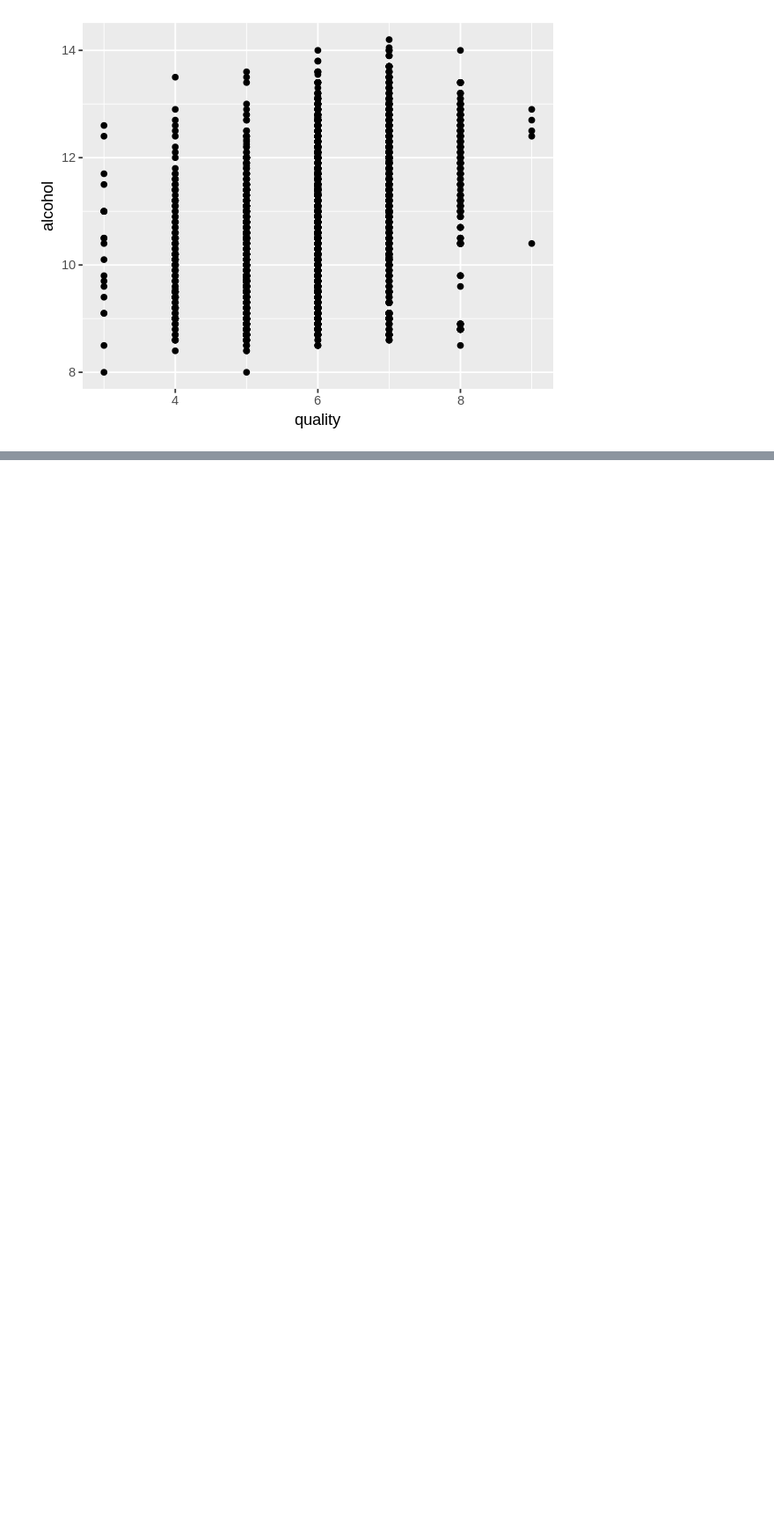
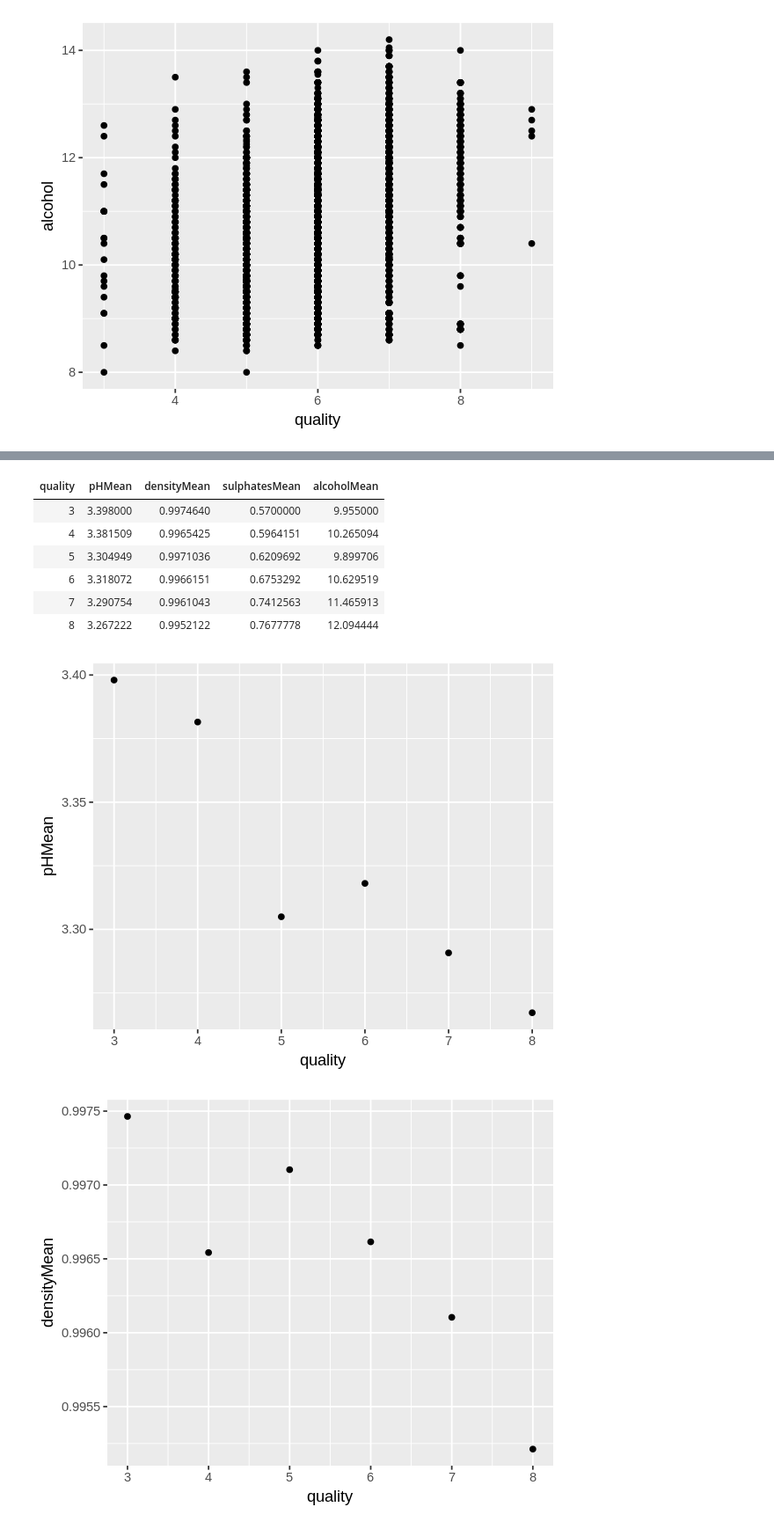
Before and after one commit to ivan-fediaev/DSCI-project, a Jupyter notebook: Project.ipynb, the cells around one changed output, grey strips where cells are left out. Shown at 88% size. Drawn from its saved outputs; the diff is of its cells as text; code cells hidden in the pictures; blank space fills up the shorter version.

Commit message:
add plots using mean

```diff
--- a/Project.ipynb
+++ b/Project.ipynb
@@ -547,0 +550,30 @@ plot_alcohol_quality_white
+# %%
+red_data_mutated<- red_data %>%
+    group_by(quality) %>%
+    summarize(pHMean = mean(pH), densityMean = mean(density), sulphatesMean = mean(sulphates), alcoholMean = mean(alcohol))
+# head(red_data_mutated)
+red_data_mutated %>%
+    ggplot(aes(x=quality, y=pHMean)) +
+    geom_point()
+
+red_data_mutated %>%
+    ggplot(aes(x=quality, y=densityMean)) +
+    geom_point()
+
+red_data_mutated %>%
+    ggplot(aes(x=quality, y=sulphatesMean)) +
+    geom_point()
+
+red_data_mutated %>%
+    ggplot(aes(x=quality, y=alcoholMean)) +
+    geom_point()
+# %% [output]
+| quality | pHMean | densityMean | sulphatesMean | alcoholMean |
+| 3 | 3.398000 | 0.9974640 | 0.5700000 | 9.955000 |
+| 4 | 3.381509 | 0.9965425 | 0.5964151 | 10.265094 |
+| 5 | 3.304949 | 0.9971036 | 0.6209692 | 9.899706 |
+| 6 | 3.318072 | 0.9966151 | 0.6753292 | 10.629519 |
+| 7 | 3.290754 | 0.9961043 | 0.7412563 | 11.465913 |
+| 8 | 3.267222 | 0.9952122 | 0.7677778 | 12.094444 |
+[figure, added]
+[figure, added]
```
Also changed, not shown: parts of 3 cells of this notebook.
